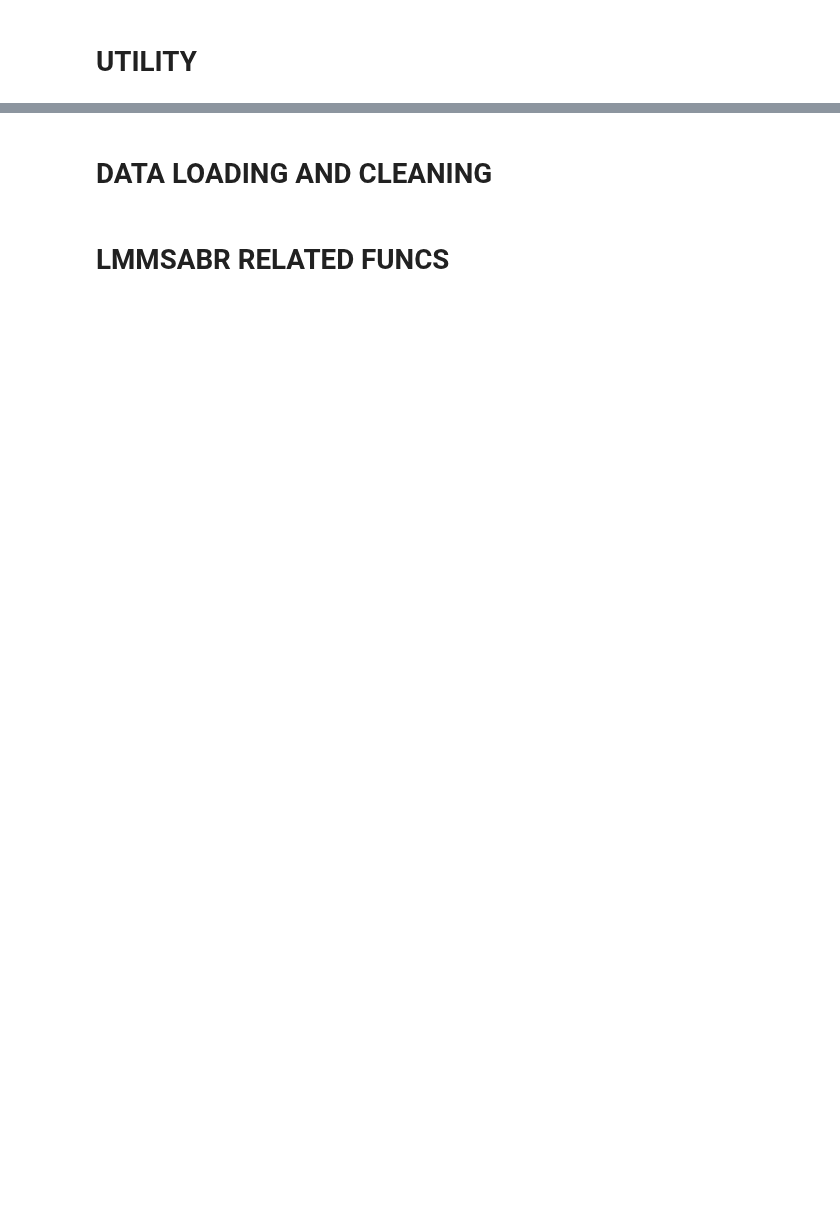
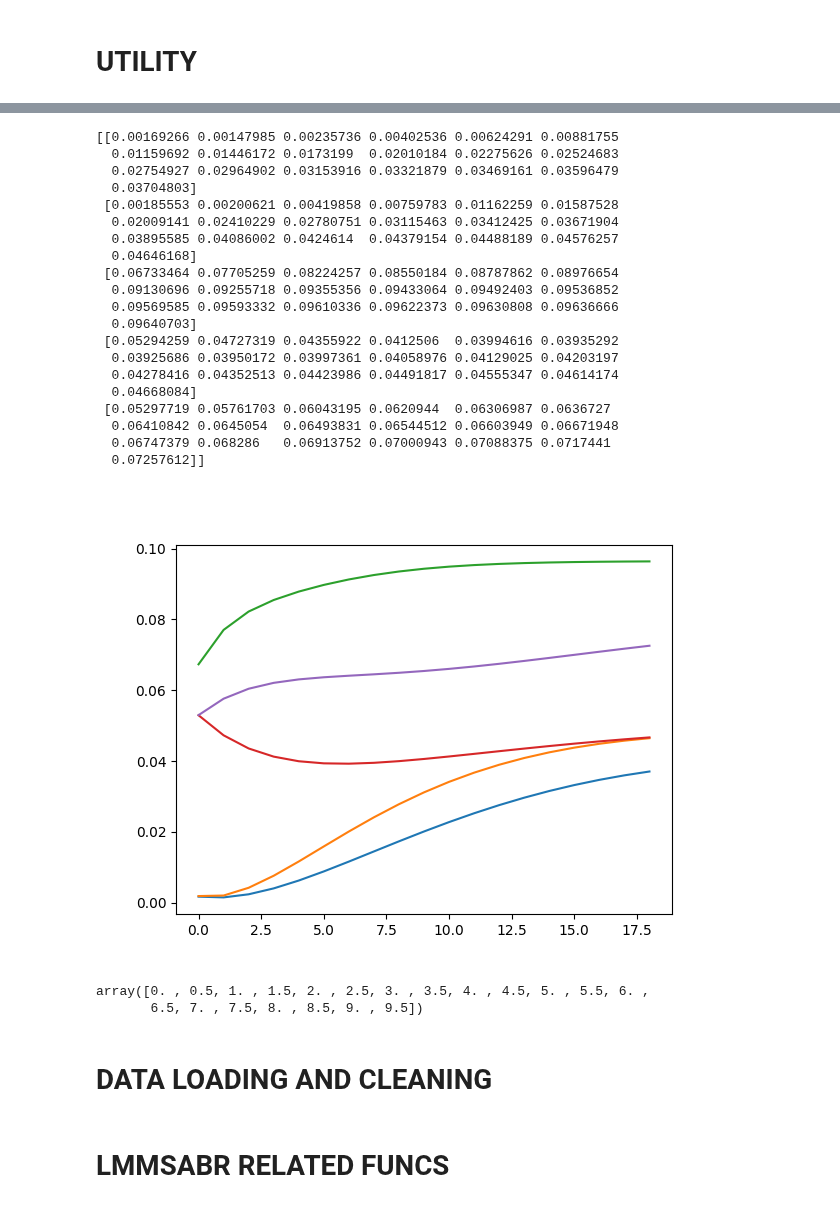
Before and after one commit to Dunkalot/gamma-vega-rl-hedging, a Jupyter notebook: test.ipynb, the cells around one changed output, grey strips where cells are left out. Saved outputs shown, nothing was run; the diff lists cells and outputs as text; code cells hidden in the pictures; blank space fills up the shorter version.

Commit message:
added starting condition samplers and empirical yield curve sampling

```diff
--- a/test.ipynb
+++ b/test.ipynb
@@ -25,3 +258,31 @@ def load_object(filename):
+# %%
+random_samples = sample_forward_curves(df_fwd, n=5)
+print(random_samples)
+plt.clf()
+plt.plot(random_samples.T)
+plt.show()
+# %% [output]
+[[0.00169266 0.00147985 0.00235736 0.00402536 0.00624291 0.00881755
+  0.01159692 0.01446172 0.0173199  0.02010184 0.02275626 0.02524683
+  0.02754927 0.02964902 0.03153916 0.03321879 0.03469161 0.03596479
+  0.03704803]
+ [0.00185553 0.00200621 0.00419858 0.00759783 0.01162259 0.01587528
+  0.02009141 0.02410229 0.02780751 0.03115463 0.03412425 0.03671904
+  0.03895585 0.04086002 0.0424614  0.04379154 0.04488189 0.04576257
+  0.04646168]
+ [0.06733464 0.07705259 0.08224257 0.08550184 0.08787862 0.08976654
+  0.09130696 0.09255718 0.09355356 0.09433064 0.09492403 0.09536852
+  0.09569585 0.09593332 0.09610336 0.09622373 0.09630808 0.09636666
+  0.09640703]
+ [0.05294259 0.04727319 0.04355922 0.0412506  0.03994616 0.03935292
+  0.03925686 0.03950172 0.03997361 0.04058976 0.04129025 0.04203197
+  0.04278416 0.04352513 0.04423986 0.04491817 0.04555347 0.04614174
+  0.04668084]
+ [0.05297719 0.05761703 0.06043195 0.0620944  0.06306987 0.0636727
+  0.06410842 0.0645054  0.06493831 0.06544512 0.06603949 0.06671948
+  0.06747379 0.068286   0.06913752 0.07000943 0.07088375 0.0717441
+  0.07257612]]
+[figure, added]
 # %%
 
 def doust_corr(beta, n):
@@ -153,6 +370,12 @@ def pairwise_outer(arr):
     - out: np.ndarray, shape (..., d, d)
     """
     return arr[..., :, None] * arr[..., None, :]
+# %%
+n = 19
+np.linspace(0, n*0.5, int(n/2*2+1))
+# %% [output]
+array([0. , 0.5, 1. , 1.5, 2. , 2.5, 3. , 3.5, 4. , 4.5, 5. , 5.5, 6. ,
+       6.5, 7. , 7.5, 8. , 8.5, 9. , 9.5])
 # %% [markdown]
 # DATA LOADING AND CLEANING
 # %%
```
Also changed, not shown: parts of 13 cells of this notebook, 1 other file.
